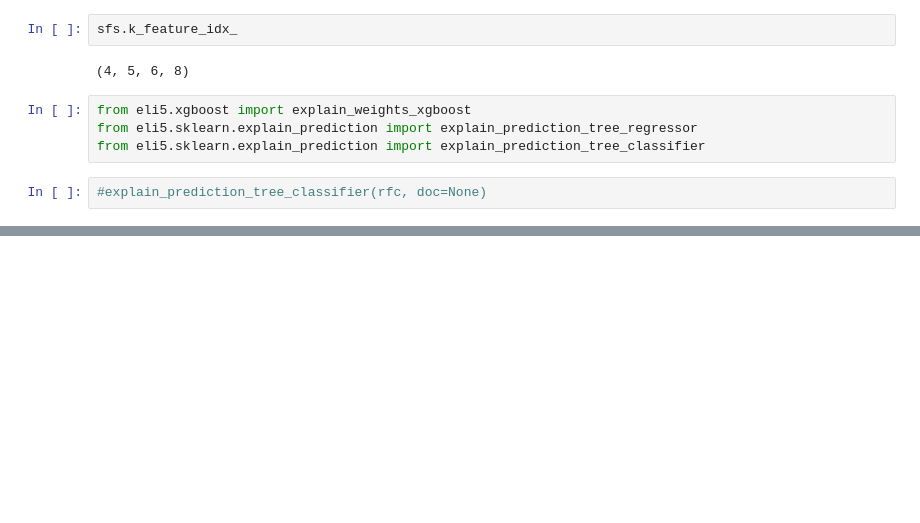
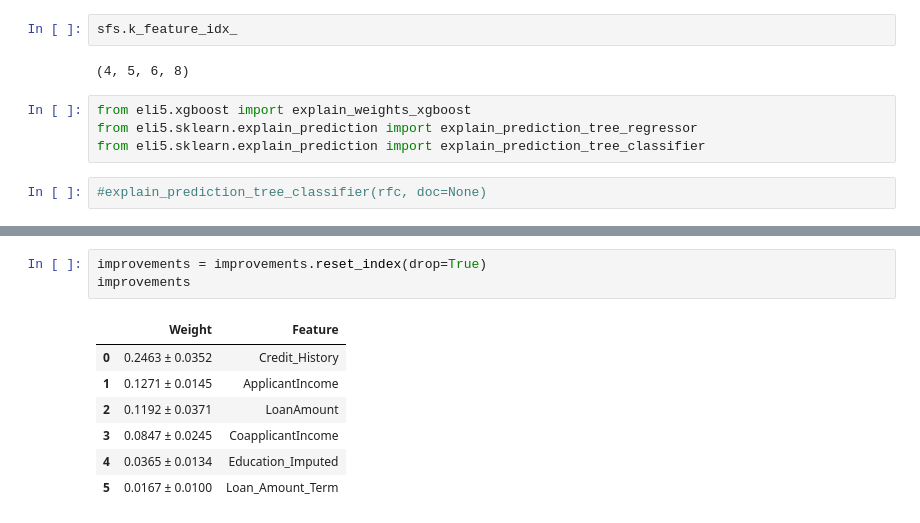
Before and after one commit to Jkfyr/Tin200, a Jupyter notebook: TIN200_ML.ipynb, the cells around one changed output, grey strips where cells are left out. Cells and saved outputs as stored; diff of their text form; blank space fills up the shorter version.

```diff
--- a/TIN200_ML.ipynb
+++ b/TIN200_ML.ipynb
@@ -634,0 +671,11 @@ from eli5.sklearn.explain_prediction import explain_prediction_tree_classifier
+# %%
+improvements = improvements.reset_index(drop=True)
+improvements
+# %% [output]
+|  | Weight | Feature |
+| 0 | 0.2463 ± 0.0352 | Credit_History |
+| 1 | 0.1271 ± 0.0145 | ApplicantIncome |
+| 2 | 0.1192 ± 0.0371 | LoanAmount |
+| 3 | 0.0847 ± 0.0245 | CoapplicantIncome |
+| 4 | 0.0365 ± 0.0134 | Education_Imputed |
+| 5 | 0.0167 ± 0.0100 | Loan_Amount_Term |
```
Also changed, not shown: parts of 19 cells of this notebook.
